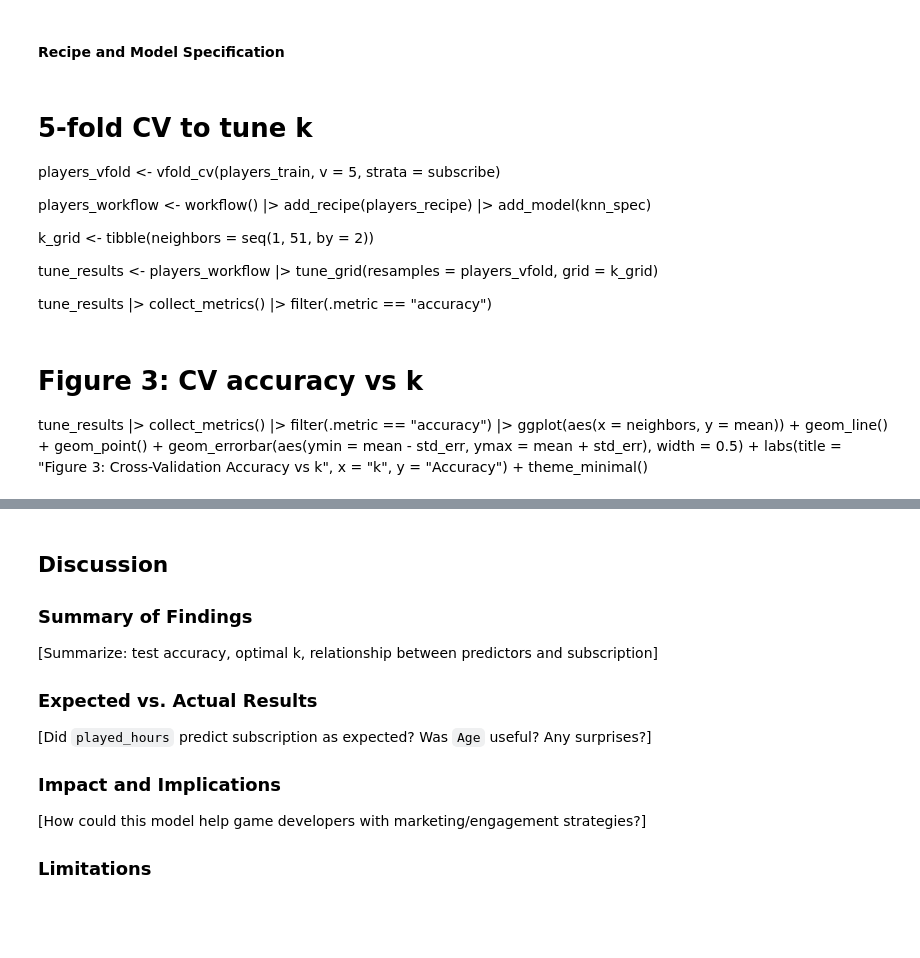
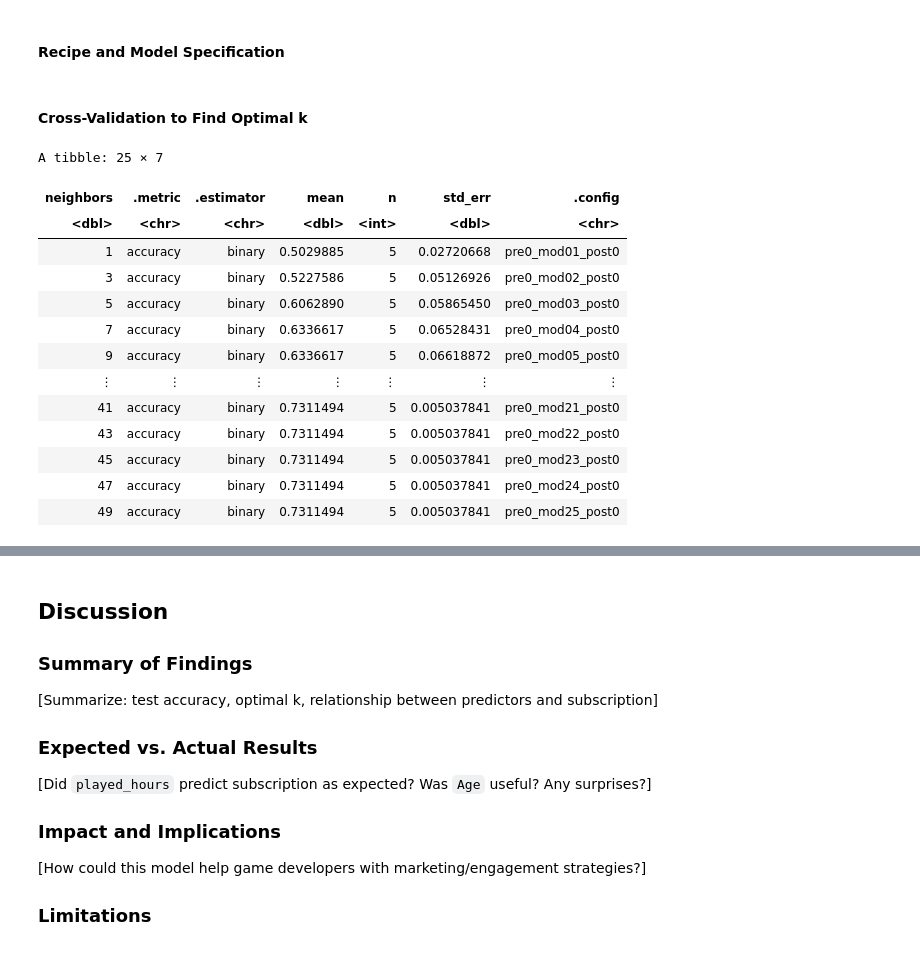
Before and after one commit to hanson777/dsci-100-2025w1-group-8, a Jupyter notebook: main.ipynb, the cells around one changed output, grey strips where cells are left out. Drawn from its saved outputs; the diff is of its cells as text; code cells hidden in the pictures; blank space fills up the shorter version.

```diff
--- a/main.ipynb
+++ b/main.ipynb
@@ -167,24 +210,0 @@ knn_spec <- nearest_neighbor(weight_func = "rectangular", neighbors = tune()) |>
-# %% [markdown]
-# 5-fold CV to tune k
-players_vfold <- vfold_cv(players_train, v = 5, strata = subscribe)
-
-players_workflow <- workflow() |>
-    add_recipe(players_recipe) |>
-    add_model(knn_spec)
-
-k_grid <- tibble(neighbors = seq(1, 51, by = 2))
-
-tune_results <- players_workflow |>
-    tune_grid(resamples = players_vfold, grid = k_grid)
-
-tune_results |> collect_metrics() |> filter(.metric == "accuracy")
-# %% [markdown]
-# Figure 3: CV accuracy vs k
-tune_results |>
-    collect_metrics() |>
-    filter(.metric == "accuracy") |>
-    ggplot(aes(x = neighbors, y = mean)) +
-    geom_line() + geom_point() +
-    geom_errorbar(aes(ymin = mean - std_err, ymax = mean + std_err), width = 0.5) +
-    labs(title = "Figure 3: Cross-Validation Accuracy vs k", x = "k", y = "Accuracy") +
-    theme_minimal()
@@ -200,0 +211,33 @@ final_fit <- players_workflow |>
+# %% [markdown]
+#### Cross-Validation to Find Optimal k
+# %%
+# 5-fold CV to tune k
+players_vfold <- vfold_cv(players_train, v = 5, strata = subscribe)
+
+k_grid <- tibble(neighbors = seq(1, 50, by = 2))
+
+knn_results <- workflow() |>
+    add_recipe(players_recipe) |>
+    add_model(knn_spec) |>
+    tune_grid(resamples = players_vfold, grid = k_grid) |>
+    collect_metrics()
+
+accuracies <- knn_results |>
+    filter(.metric == 'accuracy')
+
+accuracies
+# %% [output]
+A tibble: 25 × 7
+| neighbors | .metric | .estimator | mean | n | std_err | .config |
+| <dbl> | <chr> | <chr> | <dbl> | <int> | <dbl> | <chr> |
+| 1 | accuracy | binary | 0.5029885 | 5 | 0.02720668 | pre0_mod01_post0 |
+| 3 | accuracy | binary | 0.5227586 | 5 | 0.05126926 | pre0_mod02_post0 |
+| 5 | accuracy | binary | 0.6062890 | 5 | 0.05865450 | pre0_mod03_post0 |
+| 7 | accuracy | binary | 0.6336617 | 5 | 0.06528431 | pre0_mod04_post0 |
+| 9 | accuracy | binary | 0.6336617 | 5 | 0.06618872 | pre0_mod05_post0 |
+| ⋮ | ⋮ | ⋮ | ⋮ | ⋮ | ⋮ | ⋮ |
+| 41 | accuracy | binary | 0.7311494 | 5 | 0.005037841 | pre0_mod21_post0 |
+| 43 | accuracy | binary | 0.7311494 | 5 | 0.005037841 | pre0_mod22_post0 |
+| 45 | accuracy | binary | 0.7311494 | 5 | 0.005037841 | pre0_mod23_post0 |
+| 47 | accuracy | binary | 0.7311494 | 5 | 0.005037841 | pre0_mod24_post0 |
+| 49 | accuracy | binary | 0.7311494 | 5 | 0.005037841 | pre0_mod25_post0 |
```
Also changed, not shown: parts of 27 cells of this notebook, 1 other file.
